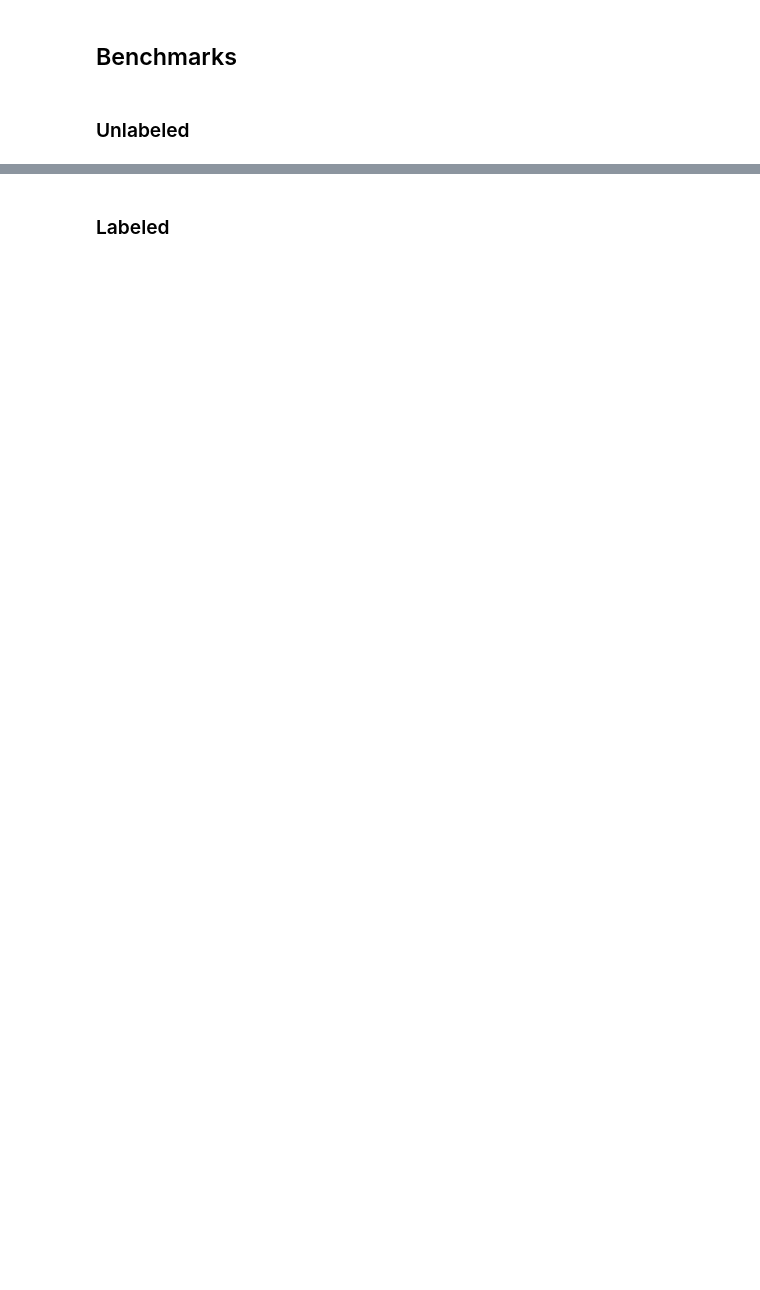
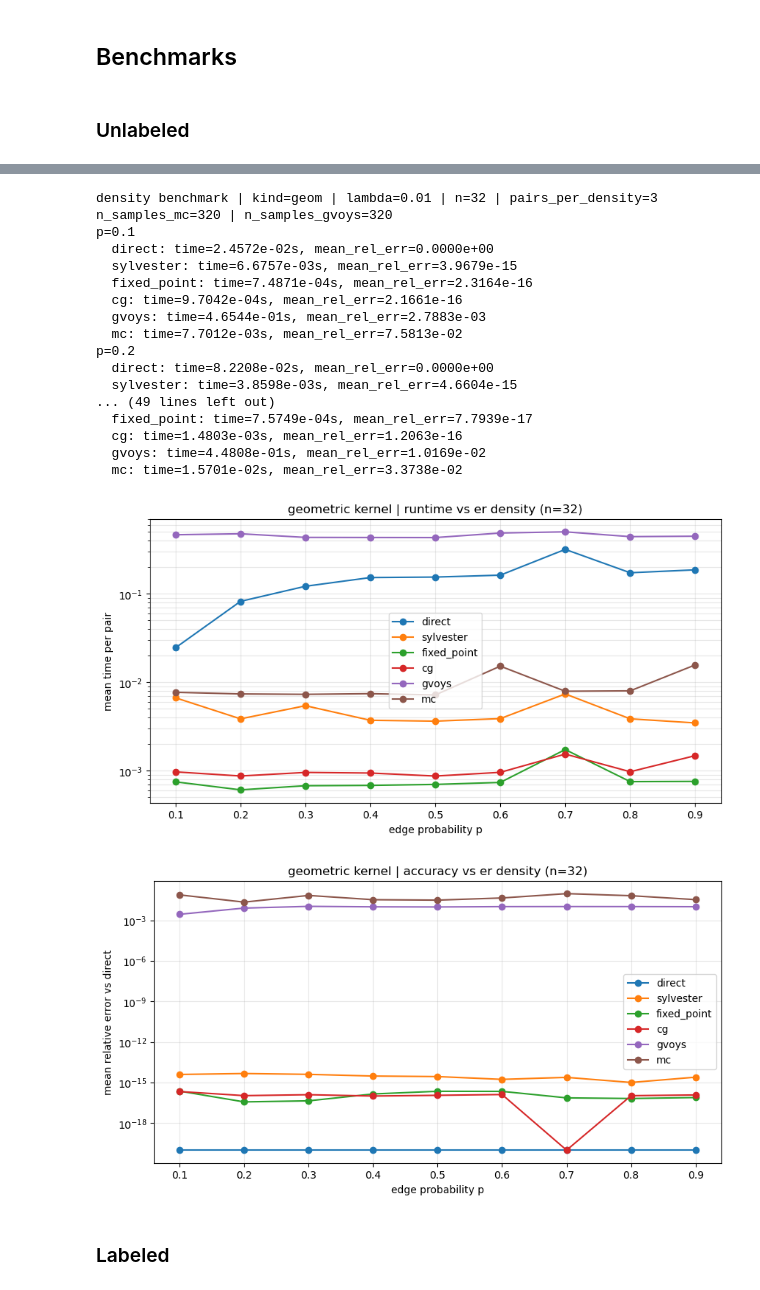
Before and after one commit to arslan-yam/random_walk_kernels_computations, a Jupyter notebook: notebooks/stochastic_rw_kernels_sparse.ipynb, the cells around one changed output, grey strips where cells are left out. Cells and saved outputs as stored; diff of their text form; code cells hidden in the pictures; blank space fills up the shorter version.

Commit message:
density bench

```diff
--- a/notebooks/stochastic_rw_kernels_sparse.ipynb
+++ b/notebooks/stochastic_rw_kernels_sparse.ipynb
@@ -1632,2 +1755,25 @@ plot_scaling_time_bench(scaling_experiment_geom_time)
+# %%
+print_density_bench(density_experiment_geom)
+plot_density_bench(density_experiment_geom)
+# %% [output]
+density benchmark | kind=geom | lambda=0.01 | n=32 | pairs_per_density=3
+n_samples_mc=320 | n_samples_gvoys=320
+p=0.1
+  direct: time=2.4572e-02s, mean_rel_err=0.0000e+00
+  sylvester: time=6.6757e-03s, mean_rel_err=3.9679e-15
+  fixed_point: time=7.4871e-04s, mean_rel_err=2.3164e-16
+  cg: time=9.7042e-04s, mean_rel_err=2.1661e-16
+  gvoys: time=4.6544e-01s, mean_rel_err=2.7883e-03
+  mc: time=7.7012e-03s, mean_rel_err=7.5813e-02
+p=0.2
+  direct: time=8.2208e-02s, mean_rel_err=0.0000e+00
+  sylvester: time=3.8598e-03s, mean_rel_err=4.6604e-15
+... (49 lines left out)
+  fixed_point: time=7.5749e-04s, mean_rel_err=7.7939e-17
+  cg: time=1.4803e-03s, mean_rel_err=1.2063e-16
+  gvoys: time=4.4808e-01s, mean_rel_err=1.0169e-02
+  mc: time=1.5701e-02s, mean_rel_err=3.3738e-02
+[figure, added]
+[figure, added]
 # %% [markdown]
 ### Labeled
```
Also changed, not shown: parts of 10 cells of this notebook.
